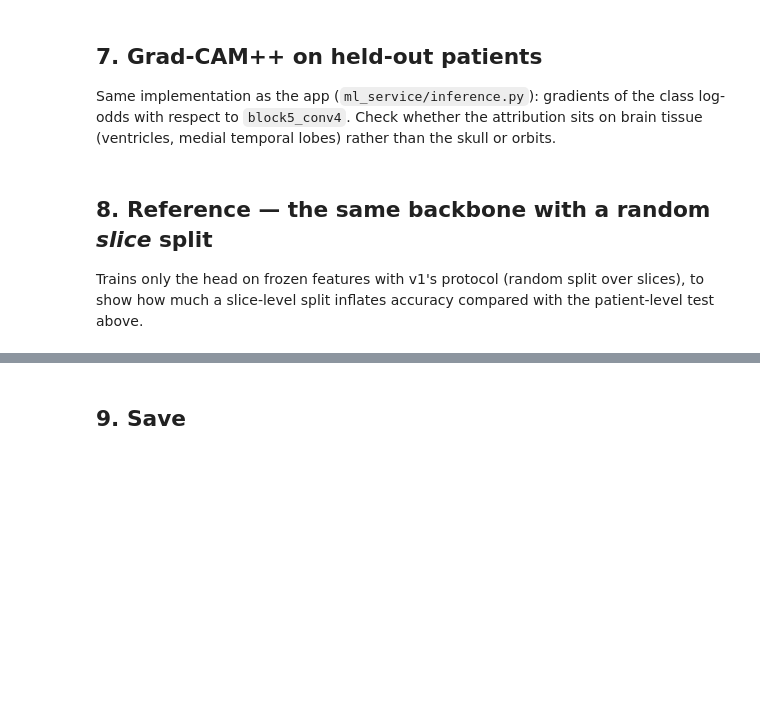
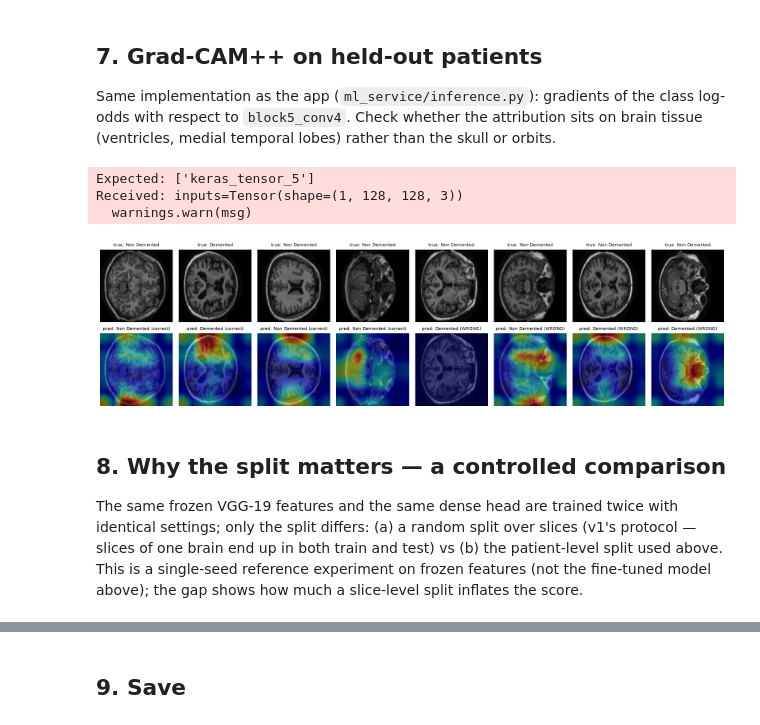
Before and after one commit to malharinamdar/vaidya-nidaan, a Jupyter notebook: research/notebooks/alzheimer_model_v2.ipynb, the cells around one changed output, grey strips where cells are left out. Saved outputs shown, nothing was run; the diff lists cells and outputs as text; code cells hidden in the pictures; blank space fills up the shorter version.

Commit message:
uploaded revised model, refined few details

```diff
--- a/research/notebooks/alzheimer_model_v2.ipynb
+++ b/research/notebooks/alzheimer_model_v2.ipynb
@@ -65,14 +76,24 @@ for root, _, files in os.walk(DATA):
         if m and f.lower().endswith((".jpg", ".jpeg", ".png")):
             rows.append({"path": os.path.join(root, f), "subject": m.group(1), "folder": cdr_key, "cdr": FOLDER_CDR[cdr_key]})
 df = pd.DataFrame(rows).sort_values("path").reset_index(drop=True)
-if LIMIT:
-    df = df.iloc[np.linspace(0, len(df) - 1, LIMIT).astype(int)].reset_index(drop=True)
+# Some Kaggle mirrors contain the same folder twice; keep one copy of each file name.
+n_before = len(df)
+df = df.assign(file=df.path.map(os.path.basename)).drop_duplicates("file").drop(columns="file").reset_index(drop=True)
+print(f"{len(df)} slices ({n_before - len(df)} duplicate files removed)")
+
+if LIMIT:  # quick smoke test: keep a stratified subset of PATIENTS (all their slices)
+    keep = []
+    for folder, subs in df.groupby("folder")["subject"].unique().items():
+        n = max(6, round(len(subs) * LIMIT / len(df)))
+        keep += list(np.random.default_rng(SEED).permutation(sorted(subs))[:n])
+    df = df[df.subject.isin(keep)].reset_index(drop=True)
 
 if TASK == "binary":
     CLASSES = ["Non Demented", "Demented"]
     df["label"] = (df["folder"] != "non demented").astype(int)
 else:
-    assert df["cdr"].notna().all(), "3class needs the severity folders (imagesOASIS)"
+    # The vedjosh copy merges all severities into one "Demented" folder, so it cannot be split 3 ways.
+    assert df["cdr"].notna().all(), "TASK='3class' needs imagesOASIS (separate severity folders), not the merged vedjosh set"
     CLASSES = ["Non Demented (CDR 0)", "Very mild (CDR 0.5)", "Mild+ (CDR >= 1)"]
     df["label"] = df["cdr"].map(lambda c: 0 if c == 0 else (1 if c == 0.5 else 2))
 K = len(CLASSES)
@@ -236,36 +424,47 @@ Check whether the attribution sits on brain tissue (ventricles, medial temporal
 # %%
 grad_model = tf.keras.Model(model.inputs, [model.get_layer("block5_conv4").output, model.layers[-1].input])
 W, b = model.layers[-1].get_weights()
 
 def gradcam_pp(img_uint8):
     x = preprocess_input(img_uint8[None].astype("float32"))
     with tf.GradientTape() as tape:
         conv, pen = grad_model(x)
         logits = tf.matmul(pen, W) + b
         c = int(tf.argmax(logits[0]))
         others = tf.concat([logits[:, :c], logits[:, c + 1:]], axis=1)
         score = logits[:, c] - tf.reduce_logsumexp(others, axis=1)   # log-odds of the predicted class
     g = tape.gradient(score, conv)[0]; A = conv[0]
     g2, g3 = g * g, g * g * g
     denom = 2 * g2 + g3 * tf.reduce_sum(A, axis=(0, 1))
     alpha = g2 / tf.where(denom != 0, denom, tf.ones_like(denom))
     alpha /= tf.reduce_sum(alpha, axis=(0, 1)) + 1e-8
     w = tf.reduce_sum(alpha * tf.nn.relu(g), axis=(0, 1))
     cam = tf.nn.relu(tf.reduce_sum(w * A, -1)); cam /= tf.reduce_max(cam) + 1e-8
     return tf.image.resize(cam[..., None], (IMG, IMG)).numpy().squeeze(), c
 
-idx = np.random.default_rng(SEED).choice(len(X_test), 8, replace=False)
+rng_g = np.random.default_rng(SEED)
+right, wrong = np.where(pred == y_test)[0], np.where(pred != y_test)[0]
+idx = np.concatenate([rng_g.choice(right, min(4, len(right)), replace=False),
+                      rng_g.choice(wrong, min(4, len(wrong)), replace=False)])   # 4 correct + 4 mistakes
 plt.figure(figsize=(16, 4.5))
 for n, i in enumerate(idx):
     cam, c = gradcam_pp(X_test[i])
     plt.subplot(2, 8, n + 1); plt.imshow(X_test[i]); plt.axis("off"); plt.title(f"true: {CLASSES[y_test[i]]}", fontsize=8)
-    plt.subplot(2, 8, n + 9); plt.imshow(X_test[i]); plt.imshow(cam, cmap="jet", alpha=0.45); plt.axis("off"); plt.title(f"pred: {CLASSES[c]}", fontsize=8)
+    tag = "correct" if pred[i] == y_test[i] else "WRONG"
+    plt.subplot(2, 8, n + 9); plt.imshow(X_test[i]); plt.imshow(cam, cmap="jet", alpha=0.45); plt.axis("off"); plt.title(f"pred: {CLASSES[c]} ({tag})", fontsize=8)
 plt.tight_layout(); plt.show()
+# %% [output]
+Expected: ['keras_tensor_5']
+Received: inputs=Tensor(shape=(1, 128, 128, 3))
+  warnings.warn(msg)
+[figure, added]
 # %% [markdown]
-## 8. Reference — the same backbone with a random *slice* split
+## 8. Why the split matters — a controlled comparison
 
-Trains only the head on frozen features with v1's protocol (random split over slices), to show how much a
-slice-level split inflates accuracy compared with the patient-level test above.
+The same frozen VGG-19 features and the same dense head are trained twice with identical settings; only the split differs:
+(a) a random split over slices (v1's protocol — slices of one brain end up in both train and test) vs
+(b) the patient-level split used above. This is a single-seed reference experiment on frozen features (not the
+fine-tuned model above); the gap shows how much a slice-level split inflates the score.
 # %%
 RUN_SLICE_SPLIT_REFERENCE = True
 if RUN_SLICE_SPLIT_REFERENCE:
```
Also changed, not shown: parts of 16 cells of this notebook, 48 other files.
